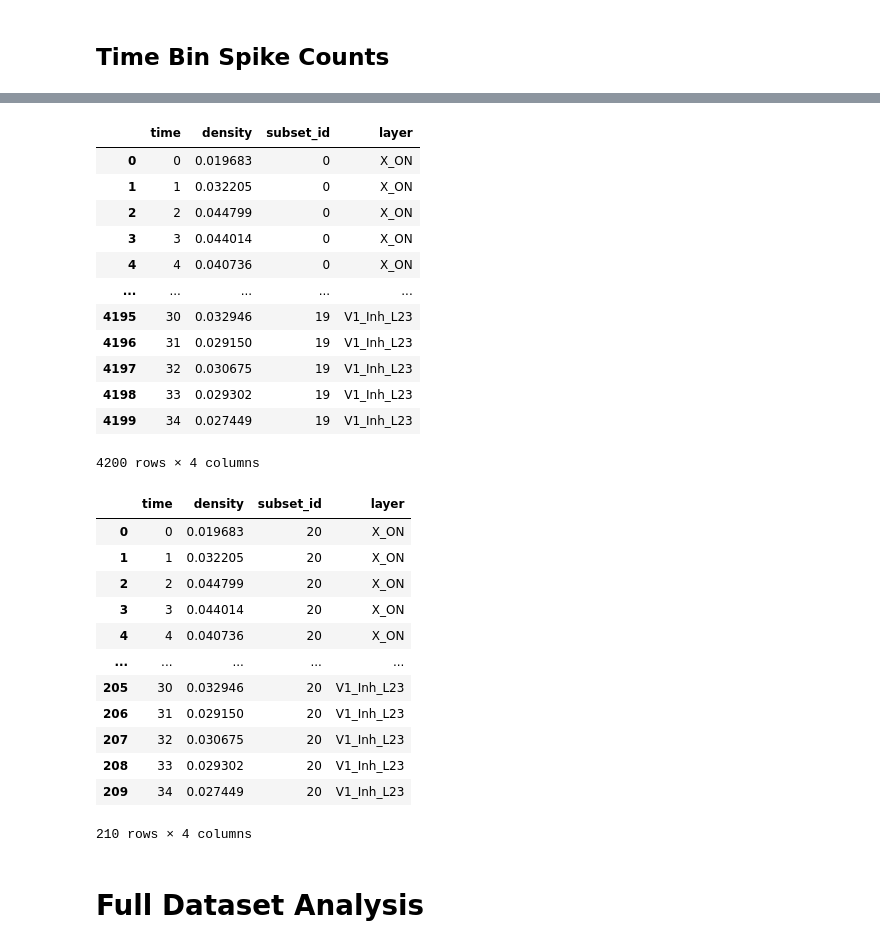
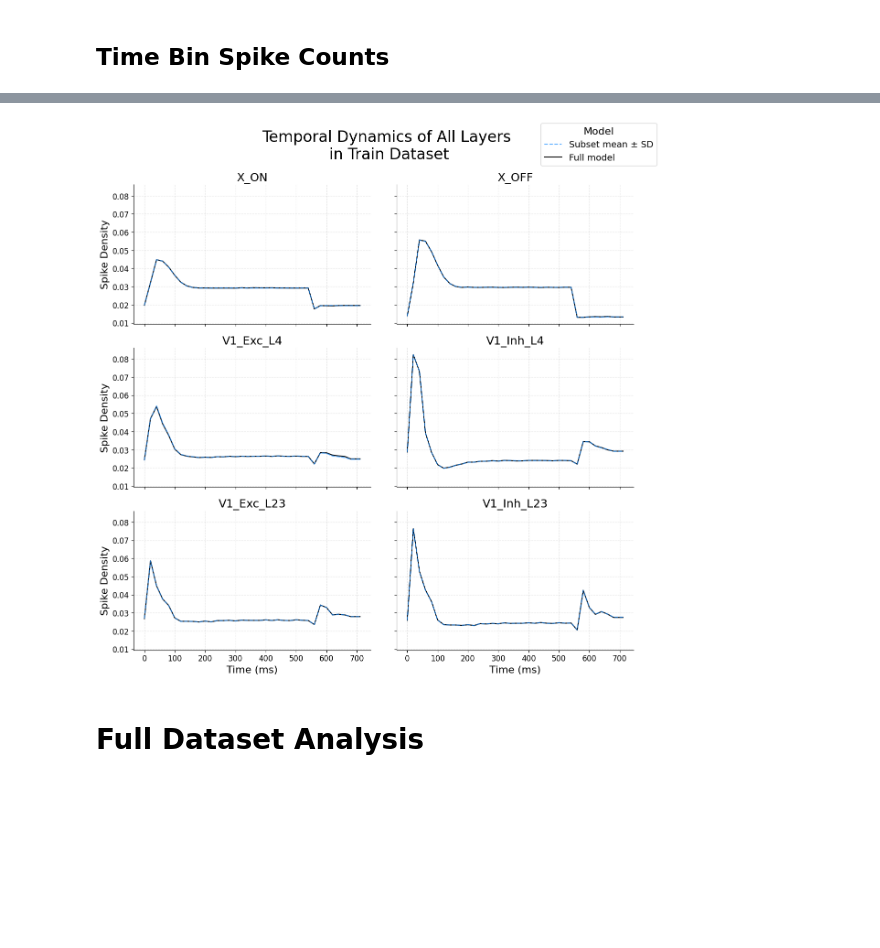
Before and after one commit to dbeinhauer/mcs-source, a Jupyter notebook: results_analysis_tools/analysis_overview.ipynb, the cells around one changed output, grey strips where cells are left out. Drawn from its saved outputs; the diff is of its cells as text; code cells hidden in the pictures; blank space fills up the shorter version.

Commit message:
Plotting temporal dynamics comparison of subset and full

```diff
--- a/results_analysis_tools/analysis_overview.ipynb
+++ b/results_analysis_tools/analysis_overview.ipynb
@@ -53,11 +53,3 @@ result_analyzer = ResultAnalyzer(analysis_paths)
 all_results = result_analyzer.get_all_results
 # %% [markdown]
 # Subset Dataset Analysis
-# %%
-df = DatasetResultsProcessor.get_analysis_type(
-    DatasetResultsProcessor.get_subset_dataset_variant(all_results),
-    AnalysisFields.SEPARATE_EXPERIMENT_ANALYSIS,
-)
-
-first_res = df['analysis_results'][3]
-second_res = df['analysis_results'][9]
@@ -117,5 +69,10 @@ result_analyzer.get_mean_spike_counts(is_test, process_subset=True)
+# %%
+is_test = False
+filename = f"temporal_distribution_subset_vs_full_{"test" if is_test else "train"}.pdf"
+plot_data = result_analyzer.prepare_dataframe_for_plot(PlottingVariants.SUBSET_TEMPORAL_SPIKE_DISTRIBUTION, is_test=is_test)
+ResultsPlotter.plot(plot_data, PlottingVariants.SUBSET_TEMPORAL_SPIKE_DISTRIBUTION, is_test=is_test, save_fig=f"{PLOTING_DESTINATION}{filename}")
 # %%
-subset_df = result_analyzer.prepare_dataframe_for_plot(variant=PlottingVariants.SUBSET_TEMPORAL_SPIKE_DISTRIBUTION)
+subset_df = result_analyzer.prepare_dataframe_for_plot(variant=PlottingVariants.SUBSET_TEMPORAL_SPIKE_DISTRIBUTION, is_test=False)
 full_df = result_analyzer.prepare_dataframe_for_plot(variant=PlottingVariants.FULL_TEMPORAL_SPIKE_DISTRIBUTION)
 temporal_evolution_processor = TemporalEvolutionProcessor(all_results)
 full_df = TemporalEvolutionProcessor._get_all_full_dataset_time_evolution(all_results)
@@ -123,15 +80,9 @@ full_df = full_df[full_df['time_step'] == 20]
 
 full_df = full_df.rename(columns={"time_step": "subset_id"})
 full_df = temporal_evolution_processor.prepare_for_plotting(
-    full_df, process_subset=True
+    full_df, process_subset=True, is_test=False,
 )
-full_df
-
-test_df = full_df[full_df['time'] == 8]
-sub_test_df = subset_df[subset_df['time'] == 8]
-
-test_df = test_df[test_df['layer'] == "X_ON"]
-sub_test_df = sub_test_df[sub_test_df['layer'] == "X_ON"]
-
-for i, row in sub_test_df.iterrows():
-    print(row)
+full_df['subset_id'] = "-1"
+# full_df['density'] += 0.1
+# noise_std = 0.002
+# full_df["density"] += np.random.normal(0, noise_std, size=len(full_df))
@@ -156,32 +89,8 @@ Name: 3998, dtype: object
 # %%
-subset_df
+# subset_df["density"] += np.random.normal(
+#     loc=0,
+#     scale=noise_std,
+#     size=len(subset_df)
+# )
-# %% [output]
-|  | time | density | subset_id | layer |
-| 0 | 0 | 0.019683 | 0 | X_ON |
-| 1 | 1 | 0.032205 | 0 | X_ON |
-| 2 | 2 | 0.044799 | 0 | X_ON |
-| 3 | 3 | 0.044014 | 0 | X_ON |
-| 4 | 4 | 0.040736 | 0 | X_ON |
-| ... | ... | ... | ... | ... |
-| 4195 | 30 | 0.032946 | 19 | V1_Inh_L23 |
-| 4196 | 31 | 0.029150 | 19 | V1_Inh_L23 |
-| 4197 | 32 | 0.030675 | 19 | V1_Inh_L23 |
-| 4198 | 33 | 0.029302 | 19 | V1_Inh_L23 |
-| 4199 | 34 | 0.027449 | 19 | V1_Inh_L23 |
-4200 rows × 4 columns
-# %%
-full_df
-# %% [output]
-|  | time | density | subset_id | layer |
-| 0 | 0 | 0.019683 | 20 | X_ON |
-| 1 | 1 | 0.032205 | 20 | X_ON |
-| 2 | 2 | 0.044799 | 20 | X_ON |
-| 3 | 3 | 0.044014 | 20 | X_ON |
-| 4 | 4 | 0.040736 | 20 | X_ON |
-| ... | ... | ... | ... | ... |
-| 205 | 30 | 0.032946 | 20 | V1_Inh_L23 |
-| 206 | 31 | 0.029150 | 20 | V1_Inh_L23 |
-| 207 | 32 | 0.030675 | 20 | V1_Inh_L23 |
-| 208 | 33 | 0.029302 | 20 | V1_Inh_L23 |
-| 209 | 34 | 0.027449 | 20 | V1_Inh_L23 |
-210 rows × 4 columns
+# %%
+combined_df = pd.concat([subset_df, full_df], ignore_index=True)
@@ -188,3 +234,7 @@ full_df
+# %%
+plot_temporal_spike_distribution_comparison_full_subset((full_df, subset_df))
+# %% [output]
+[figure, added]
 # %% [markdown]
 # Full Dataset Analysis
 # %% [markdown]
```
Also changed, not shown: parts of 5 cells of this notebook, 4 other files.
